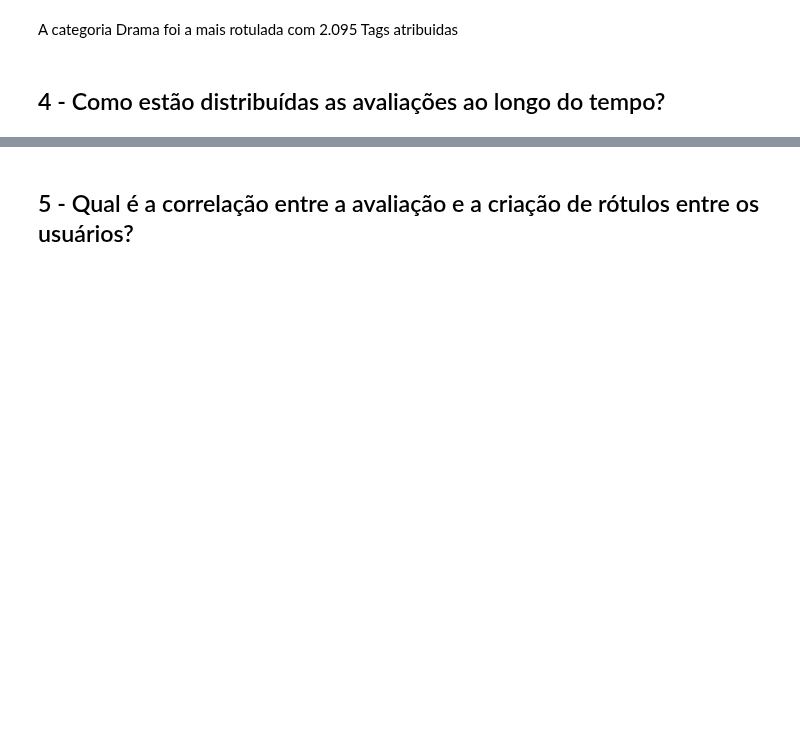
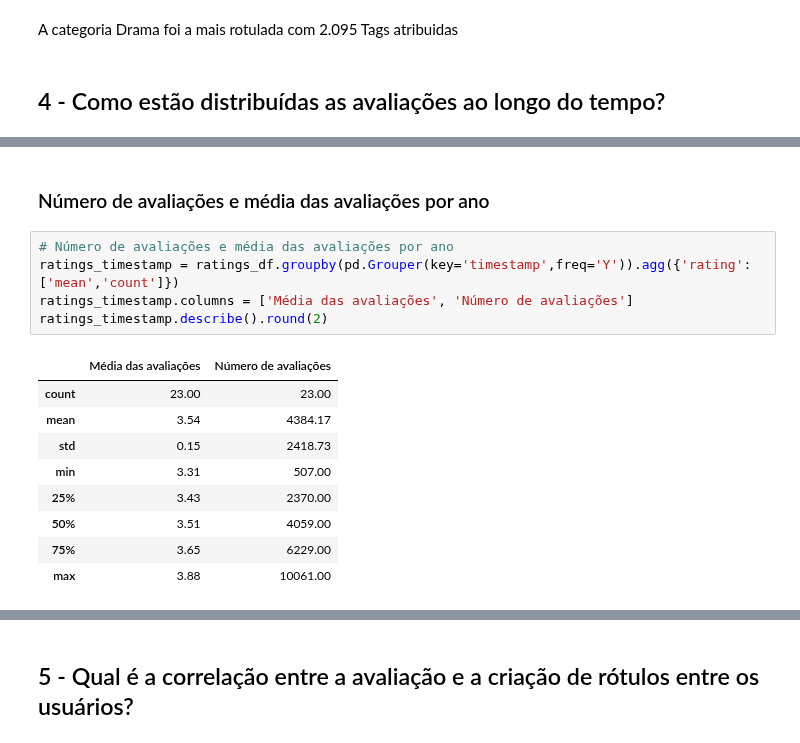
Before and after one commit to dieguim-ifsp-posCD/D1AED, a Jupyter notebook: avaliacoes/20210513-avaliacao01/AED-movie-lens-small.ipynb, the cells around one changed output, grey strips where cells are left out. Saved outputs shown, nothing was run; the diff lists cells and outputs as text; blank space fills up the shorter version.

```diff
--- a/avaliacoes/20210513-avaliacao01/AED-movie-lens-small.ipynb
+++ b/avaliacoes/20210513-avaliacao01/AED-movie-lens-small.ipynb
@@ -1031,0 +1029,17 @@ plt.show()
+# %% [markdown]
+### Número de avaliações e média das avaliações por ano
+# %%
+# Número de avaliações e média das avaliações por ano
+ratings_timestamp = ratings_df.groupby(pd.Grouper(key='timestamp',freq='Y')).agg({'rating': ['mean','count']})
+ratings_timestamp.columns = ['Média das avaliações', 'Número de avaliações']
+ratings_timestamp.describe().round(2)
+# %% [output]
+|  | Média das avaliações | Número de avaliações |
+| count | 23.00 | 23.00 |
+| mean | 3.54 | 4384.17 |
+| std | 0.15 | 2418.73 |
+| min | 3.31 | 507.00 |
+| 25% | 3.43 | 2370.00 |
+| 50% | 3.51 | 4059.00 |
+| 75% | 3.65 | 6229.00 |
+| max | 3.88 | 10061.00 |
```
Also changed, not shown: parts of 14 cells of this notebook.
